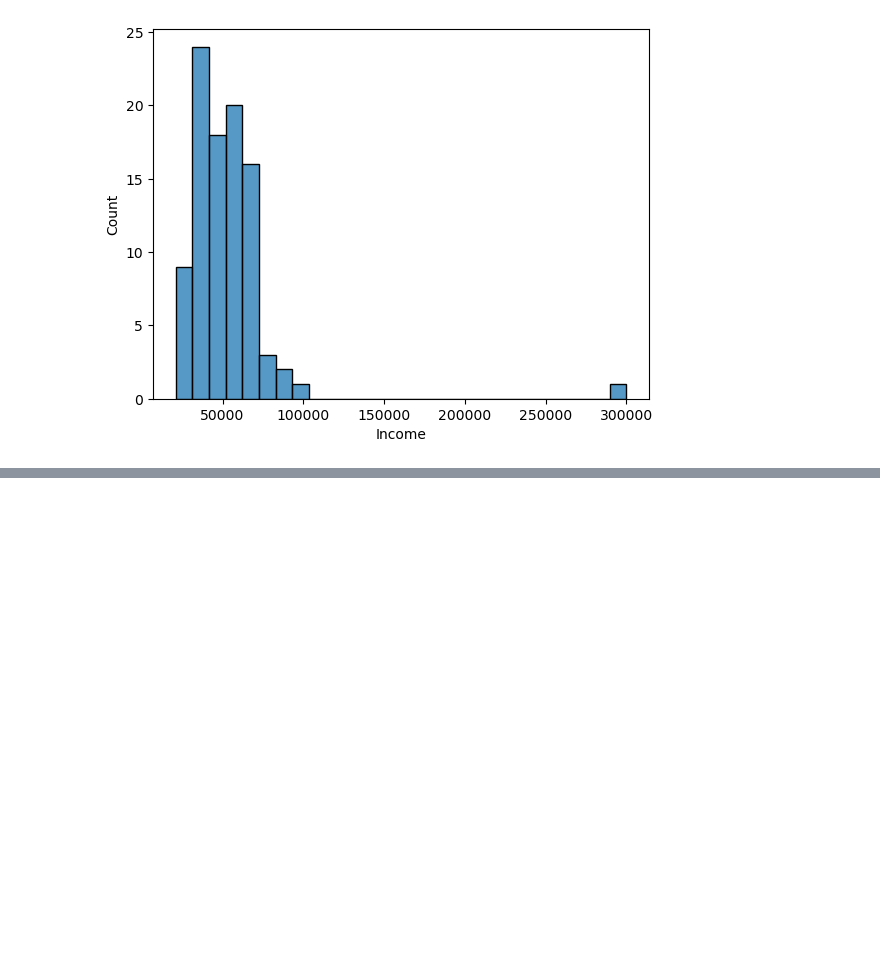
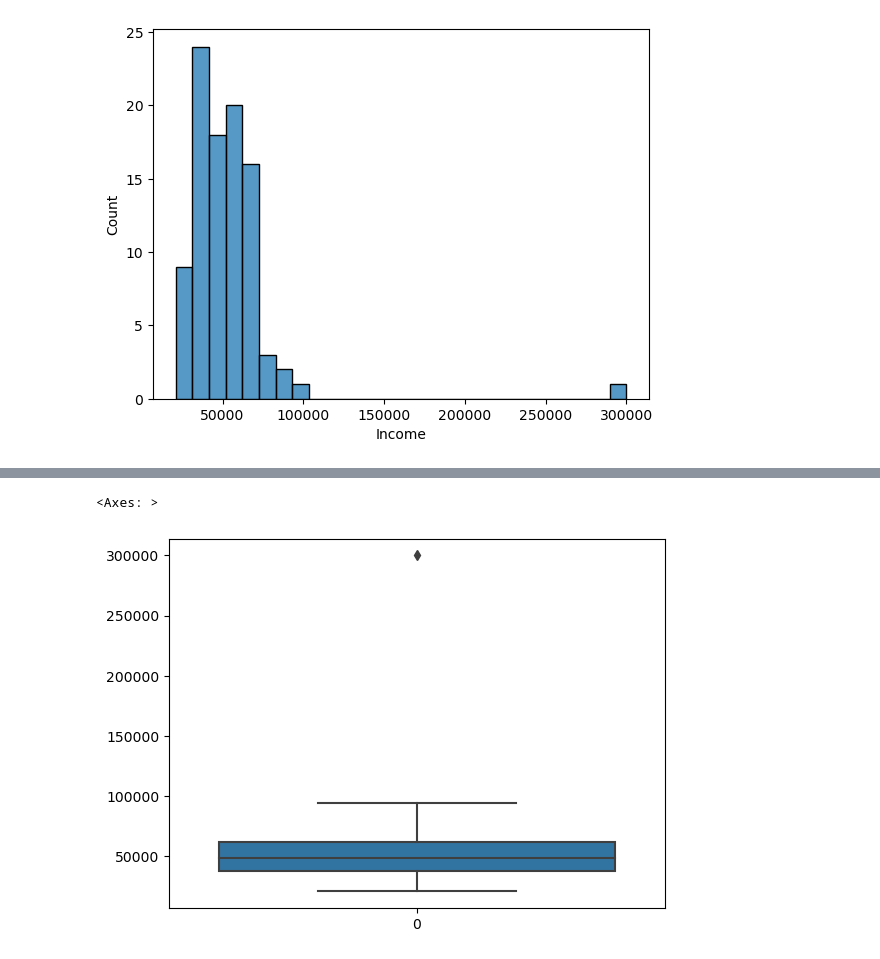
Before and after one commit to Fangda2023/schulich_data_science, a Jupyter notebook: messydata_cleaning.ipynb, the cells around one changed output, grey strips where cells are left out. Drawn from its saved outputs; the diff is of its cells as text; code cells hidden in the pictures; blank space fills up the shorter version.

```diff
--- a/messydata_cleaning.ipynb
+++ b/messydata_cleaning.ipynb
@@ -105,0 +123,5 @@ sb.histplot(df["Income"])#histogram of income
+# %%
+sb.boxplot(df["Income"])
+# %% [output]
+<Axes: >
+[figure, added]
```
Also changed, not shown: parts of 8 cells of this notebook.
